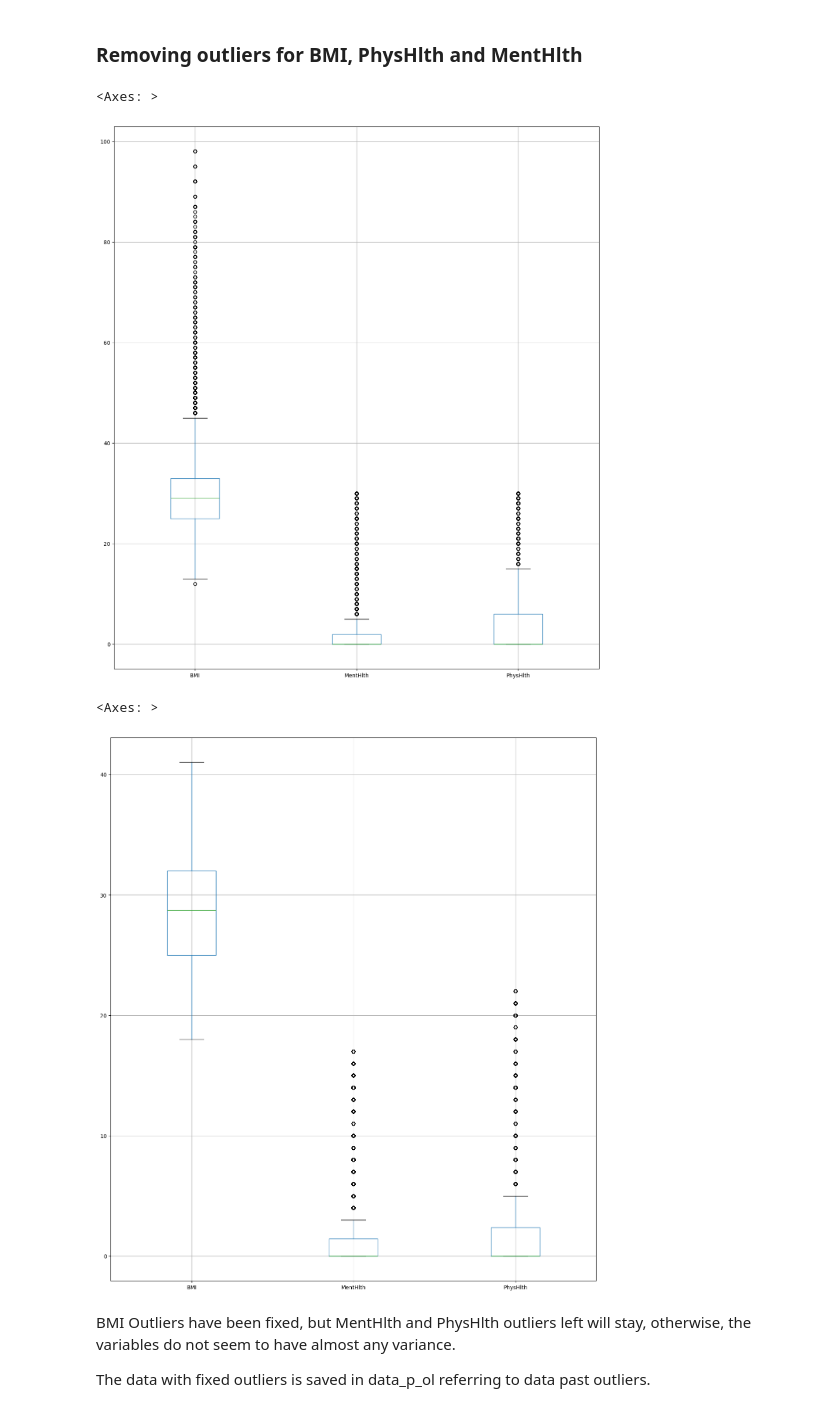
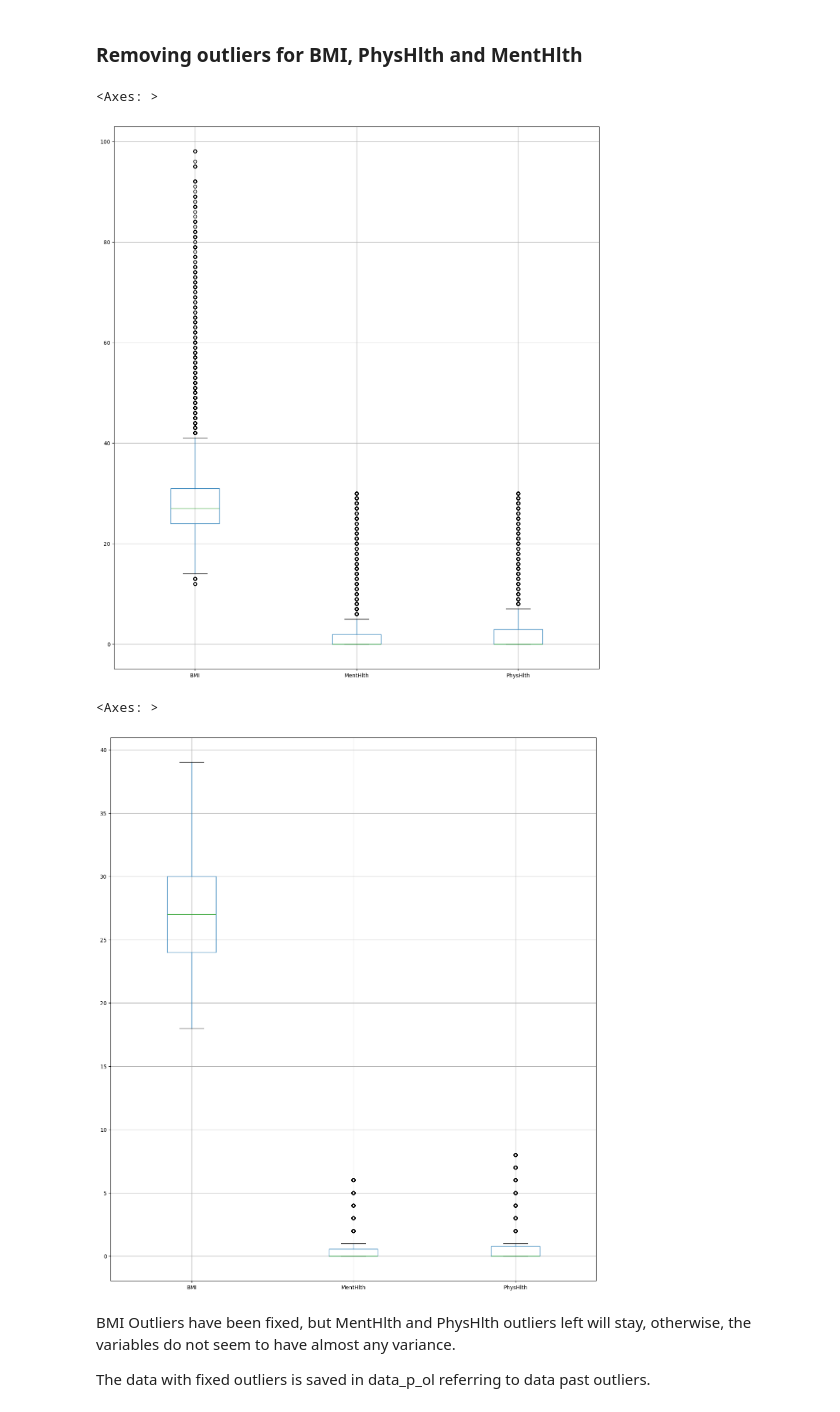
Before and after one commit to thuyr13/DS_2ndreport, a Jupyter notebook: Feature Engineering.ipynb, the cells around one changed output. Cells and saved outputs as stored; diff of their text form; code cells hidden in the pictures.

```diff
--- a/Feature Engineering.ipynb
+++ b/Feature Engineering.ipynb
@@ -11,7 +11,7 @@ warnings.filterwarnings('ignore')
 from sklearn.preprocessing import normalize
 from sklearn.feature_selection import VarianceThreshold
 
-diabetes = pd.read_csv ("diabetes.csv")
+diabetes = pd.read_csv ("diabetes_clean.csv")
 # %%
 print(diabetes.shape)
 print(diabetes.describe(include='all'))
@@ -70,7 +71,7 @@ plt.figure(figsize=(16, 18))
 diabetes[['BMI','MentHlth','PhysHlth']].boxplot()
 # %% [output]
 <Axes: >
-[figure, old version]
+[figure, new version]
 # %%
 # Defining variables
 bmi_col = diabetes['BMI'].copy()
@@ -84,37 +85,37 @@ tr_bmi=1.7*std_bmi
 
 mean_ph= np.mean(ph_col)
 std_ph=np.std(ph_col)
-tr_ph= 1.7*std_ph
+tr_ph= 0.5*std_ph
 
 mean_mh= np.mean(mh_col)
 std_mh=np.std(mh_col)
-tr_mh= 1.7*std_mh
+tr_mh= 0.5*std_mh
 
 # Identifying outliers
 
 data_p_ol=diabetes.copy()
 data_p_ol.loc[:,'BMI'] = bmi_col[np.abs(bmi_col - mean_bmi) <= tr_bmi]
 data_p_ol.loc[:,'PhysHlth'] = ph_col[np.abs(ph_col - mean_ph) <= tr_ph]
 data_p_ol.loc[:,'MentHlth'] = mh_col[np.abs(mh_col - mean_mh) <= tr_mh]
 
 
 
 # Filling any introduced NaN values
 mean_bmi_u=np.nanmean(data_p_ol['BMI'])
 mean_ph_u=np.nanmean(data_p_ol['PhysHlth'])
 mean_mh_u=np.nanmean(data_p_ol['MentHlth'])
 
 data_p_ol['BMI'].fillna(mean_bmi_u, inplace=True)
 data_p_ol['PhysHlth'].fillna(mean_ph_u, inplace=True)
 data_p_ol['MentHlth'].fillna(mean_mh_u, inplace=True)
 
 # Checking variables after outlier removal
 
 plt.figure(figsize=(16, 18))
 data_p_ol[['BMI','MentHlth','PhysHlth']].boxplot()
 # %% [output]
 <Axes: >
-[figure, old version]
+[figure, new version]
 # %% [markdown]
 BMI Outliers have been fixed, but MentHlth and PhysHlth outliers left will stay, otherwise, the variables do not seem to have almost any variance.
 
```
Also changed, not shown: parts of 33 cells of this notebook, 10 other files.
